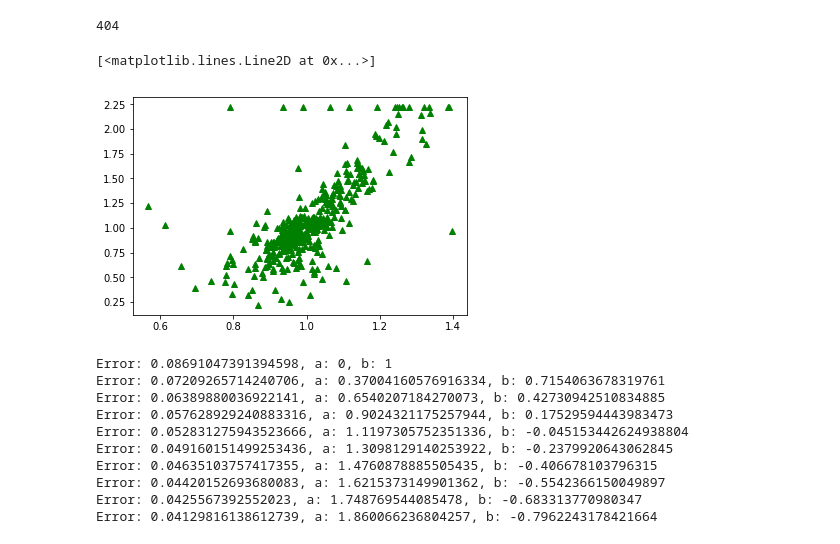
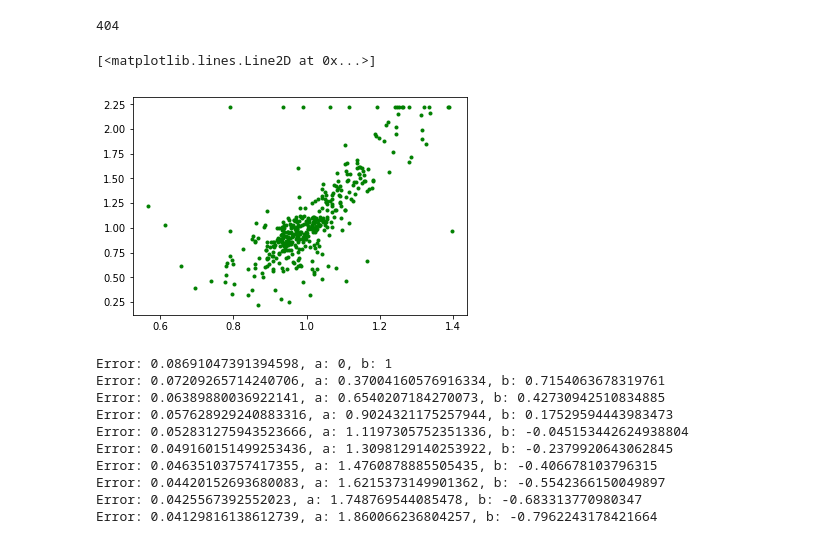
Before and after one commit to kaustubhharapanahalli/MachineLearningIntro, a Jupyter notebook: Linear Regression/house price detection using linear regression.ipynb, the cells around one changed output. Cells and saved outputs as stored; diff of their text form; code cells hidden in the pictures.

```diff
--- a/Linear Regression/house price detection using linear regression.ipynb
+++ b/Linear Regression/house price detection using linear regression.ipynb
@@ -92,10 +92,10 @@ y_train = Y[:n]
 x_test = X[n:]
 y_test = Y[n:]
 # %%
-plt.plot(x_train, y_train, 'g^')
+plt.plot(x_train, y_train, 'g.')
 # %% [output]
 [<matplotlib.lines.Line2D at 0x...>]
-[figure, old version]
+[figure, new version]
 # %%
 def hypothesis(a,b,x):
     return a * x + b
```
Also changed, not shown: parts of 2 cells of this notebook.
